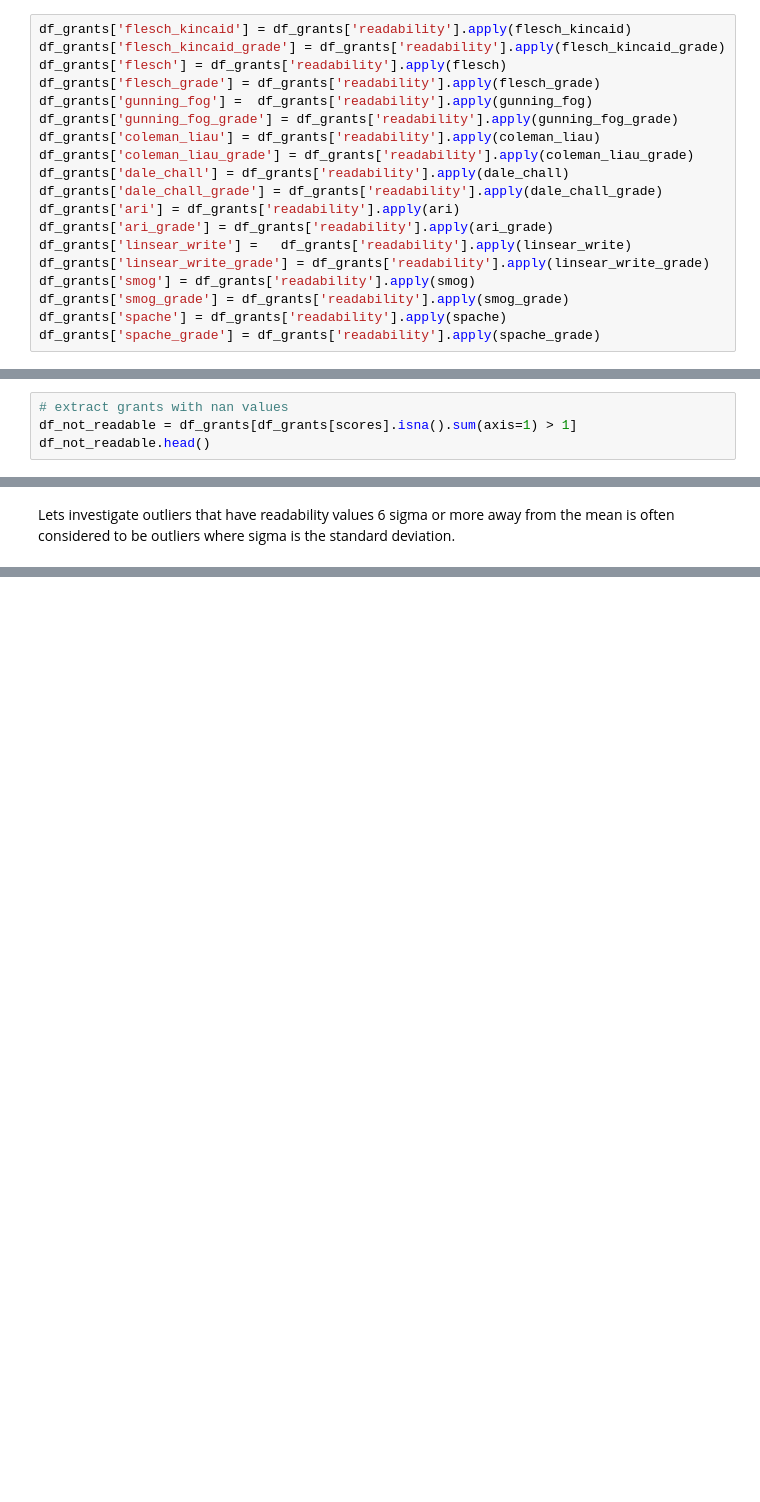
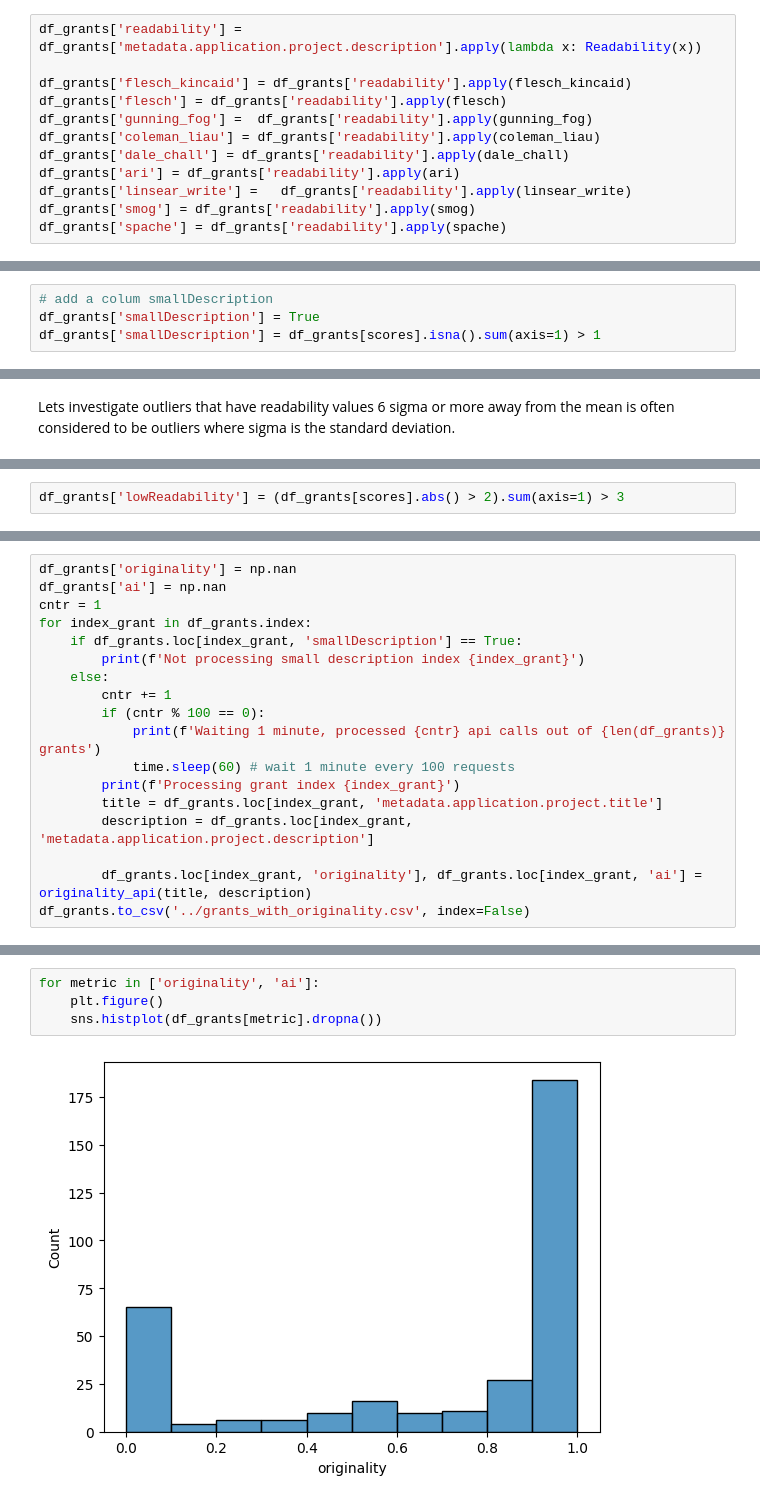
Before and after one commit to poupou-web3/GGR-beta-analysis, a Jupyter notebook: jupyter/Beta-Grant-Analysis.ipynb, the cells around one changed output, grey strips where cells are left out. Saved outputs shown, nothing was run; the diff lists cells and outputs as text; blank space fills up the shorter version.

```diff
--- a/jupyter/Beta-Grant-Analysis.ipynb
+++ b/jupyter/Beta-Grant-Analysis.ipynb
@@ -216,21 +167,14 @@ df_grants['readability'] = df_grants['metadata.application.project.description']
 # %%
+df_grants['readability'] = df_grants['metadata.application.project.description'].apply(lambda x: Readability(x))
+
 df_grants['flesch_kincaid'] = df_grants['readability'].apply(flesch_kincaid)
-df_grants['flesch_kincaid_grade'] = df_grants['readability'].apply(flesch_kincaid_grade)
 df_grants['flesch'] = df_grants['readability'].apply(flesch)
-df_grants['flesch_grade'] = df_grants['readability'].apply(flesch_grade)
 df_grants['gunning_fog'] =  df_grants['readability'].apply(gunning_fog)
-df_grants['gunning_fog_grade'] = df_grants['readability'].apply(gunning_fog_grade)
 df_grants['coleman_liau'] = df_grants['readability'].apply(coleman_liau)
-df_grants['coleman_liau_grade'] = df_grants['readability'].apply(coleman_liau_grade)
 df_grants['dale_chall'] = df_grants['readability'].apply(dale_chall)
-df_grants['dale_chall_grade'] = df_grants['readability'].apply(dale_chall_grade)
 df_grants['ari'] = df_grants['readability'].apply(ari)
-df_grants['ari_grade'] = df_grants['readability'].apply(ari_grade)
 df_grants['linsear_write'] =   df_grants['readability'].apply(linsear_write)
-df_grants['linsear_write_grade'] = df_grants['readability'].apply(linsear_write_grade)
 df_grants['smog'] = df_grants['readability'].apply(smog)
-df_grants['smog_grade'] = df_grants['readability'].apply(smog_grade)
 df_grants['spache'] = df_grants['readability'].apply(spache)
-df_grants['spache_grade'] = df_grants['readability'].apply(spache_grade)
 # %%
 scores = ['flesch_kincaid', 'flesch', 'gunning_fog', 'coleman_liau', 'dale_chall', 'ari', 'linsear_write', 'smog', 'spache']
@@ -349,4 +259,4 @@ By extracting the grants where the readability score can not be computed there a
 # %%
-# extract grants with nan values
-df_not_readable = df_grants[df_grants[scores].isna().sum(axis=1) > 1]
-df_not_readable.head()
+# add a colum smallDescription
+df_grants['smallDescription'] = True
+df_grants['smallDescription'] = df_grants[scores].isna().sum(axis=1) > 1
@@ -522,0 +279,2 @@ b'{"error":"Invalid API key"}'
+# %%
+df_grants['lowReadability'] = (df_grants[scores].abs() > 2).sum(axis=1) > 3
@@ -522,0 +341,18 @@ b'{"error":"Invalid API key"}'
+# %%
+df_grants['originality'] = np.nan
+df_grants['ai'] = np.nan
+cntr = 1
+for index_grant in df_grants.index:
+    if df_grants.loc[index_grant, 'smallDescription'] == True:
+        print(f'Not processing small description index {index_grant}')
+    else:
+        cntr += 1
+        if (cntr % 100 == 0):
+            print(f'Waiting 1 minute, processed {cntr} api calls out of {len(df_grants)} grants')
+            time.sleep(60) # wait 1 minute every 100 requests
+        print(f'Processing grant index {index_grant}')
+        title = df_grants.loc[index_grant, 'metadata.application.project.title']
+        description = df_grants.loc[index_grant, 'metadata.application.project.description']
+
+        df_grants.loc[index_grant, 'originality'], df_grants.loc[index_grant, 'ai'] = originality_api(title, description)
+df_grants.to_csv('../grants_with_originality.csv', index=False)
@@ -522,0 +391,6 @@ b'{"error":"Invalid API key"}'
+# %%
+for metric in ['originality', 'ai']:
+    plt.figure()
+    sns.histplot(df_grants[metric].dropna())
+# %% [output]
+[figure, added]
```
Also changed, not shown: parts of 72 cells of this notebook, 9 other files.
